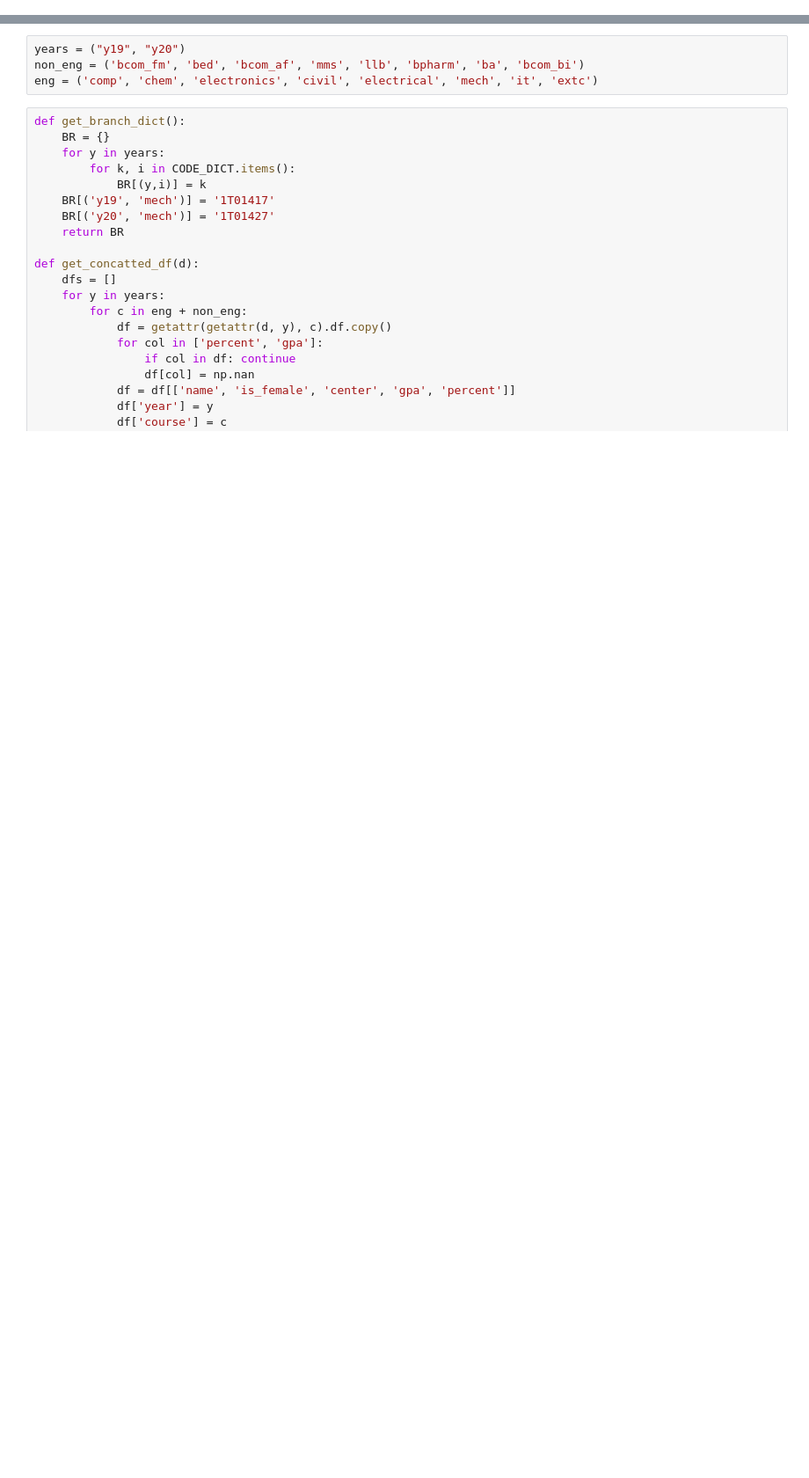
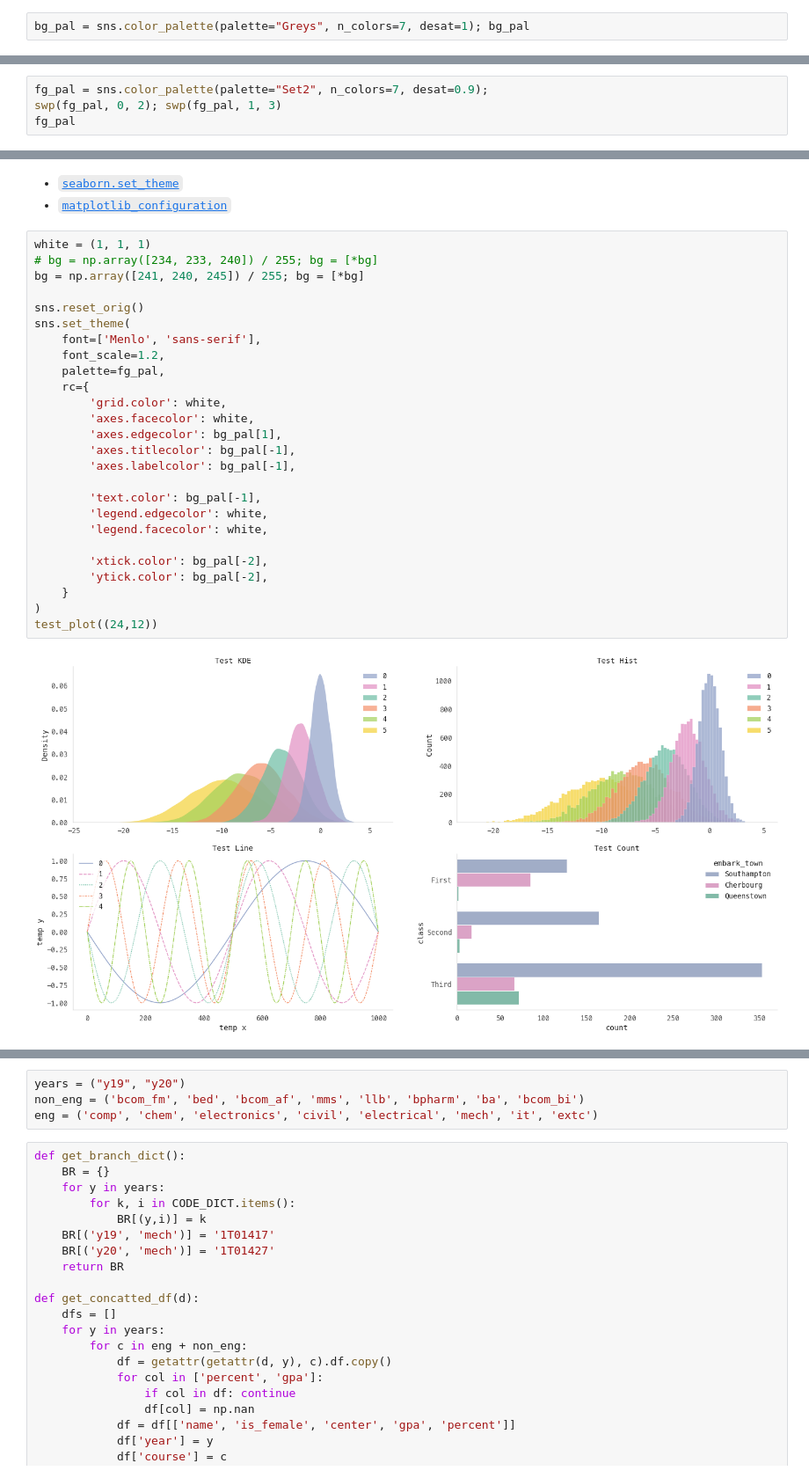
Before and after one commit to 18alantom/the_genius_batch, a Jupyter notebook: Plotting It.ipynb, the cells around one changed output, grey strips where cells are left out. Shown at 88% size. Cells and saved outputs as stored; diff of their text form; blank space fills up the shorter version.

Commit message:
add and clean up all the post plots

```diff
--- a/Plotting It.ipynb
+++ b/Plotting It.ipynb
@@ -10,0 +22,2 @@ from mapper import D, CODE_DICT
+# %%
+bg_pal = sns.color_palette(palette="Greys", n_colors=7, desat=1); bg_pal
@@ -10,0 +42,4 @@ from mapper import D, CODE_DICT
+# %%
+fg_pal = sns.color_palette(palette="Set2", n_colors=7, desat=0.9);
+swp(fg_pal, 0, 2); swp(fg_pal, 1, 3)
+fg_pal
@@ -10,0 +83,31 @@ from mapper import D, CODE_DICT
+# %% [markdown]
+- [`seaborn.set_theme`](https://seaborn.pydata.org/generated/seaborn.set_theme.html#seaborn.set_theme)
+- [`matplotlib_configuration`](https://matplotlib.org/stable/api/matplotlib_configuration_api.html)
+# %%
+white = (1, 1, 1)
+# bg = np.array([234, 233, 240]) / 255; bg = [*bg]
+bg = np.array([241, 240, 245]) / 255; bg = [*bg]
+
+sns.reset_orig()
+sns.set_theme(
+    font=['Menlo', 'sans-serif'],
+    font_scale=1.2,
+    palette=fg_pal,
+    rc={
+        'grid.color': white,
+        'axes.facecolor': white,
+        'axes.edgecolor': bg_pal[1],
+        'axes.titlecolor': bg_pal[-1],
+        'axes.labelcolor': bg_pal[-1],
+
+        'text.color': bg_pal[-1],
+        'legend.edgecolor': white,
+        'legend.facecolor': white,
+
+        'xtick.color': bg_pal[-2],
+        'ytick.color': bg_pal[-2],
+    }
+)
+test_plot((24,12))
+# %% [output]
+[figure, added]
```
Also changed, not shown: parts of 106 cells of this notebook.
